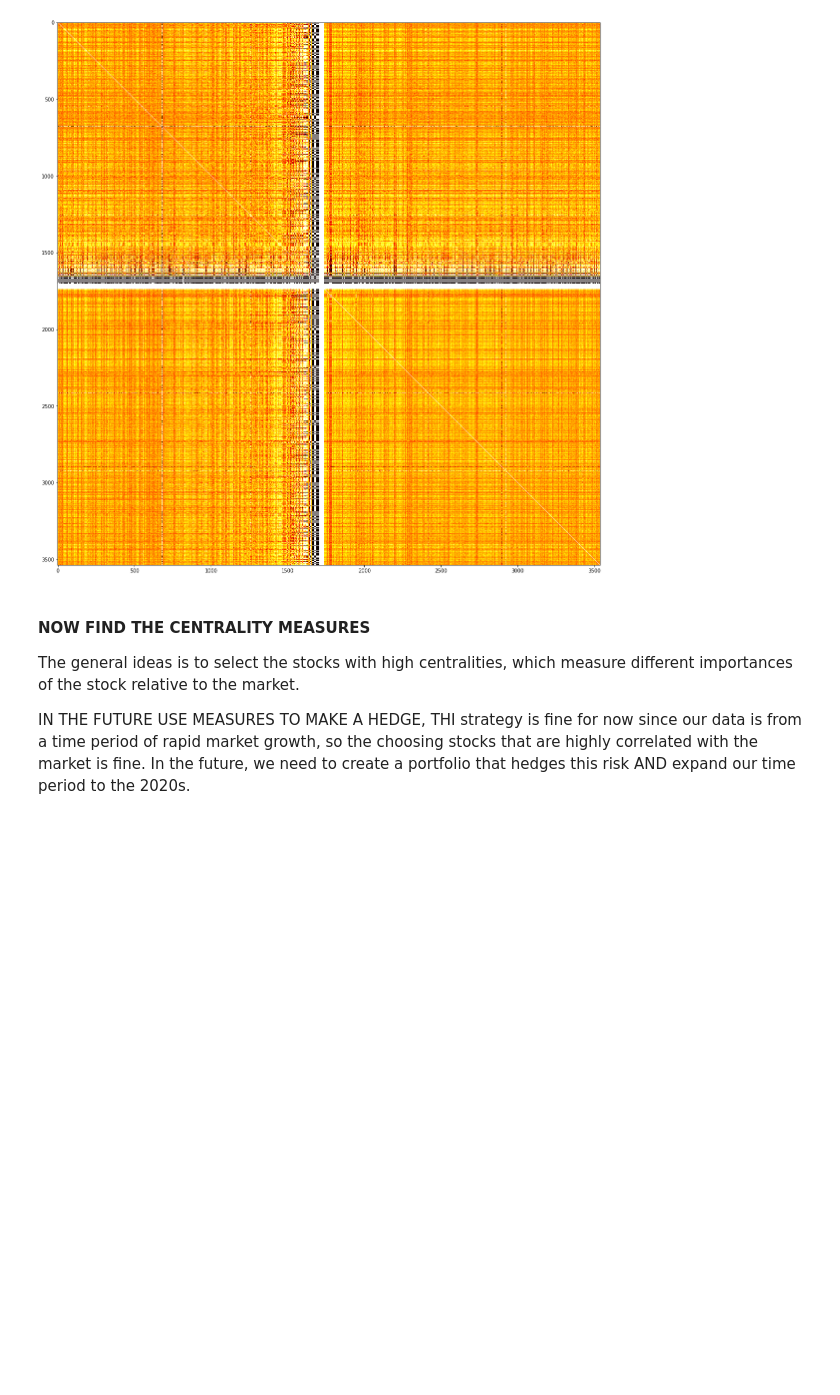
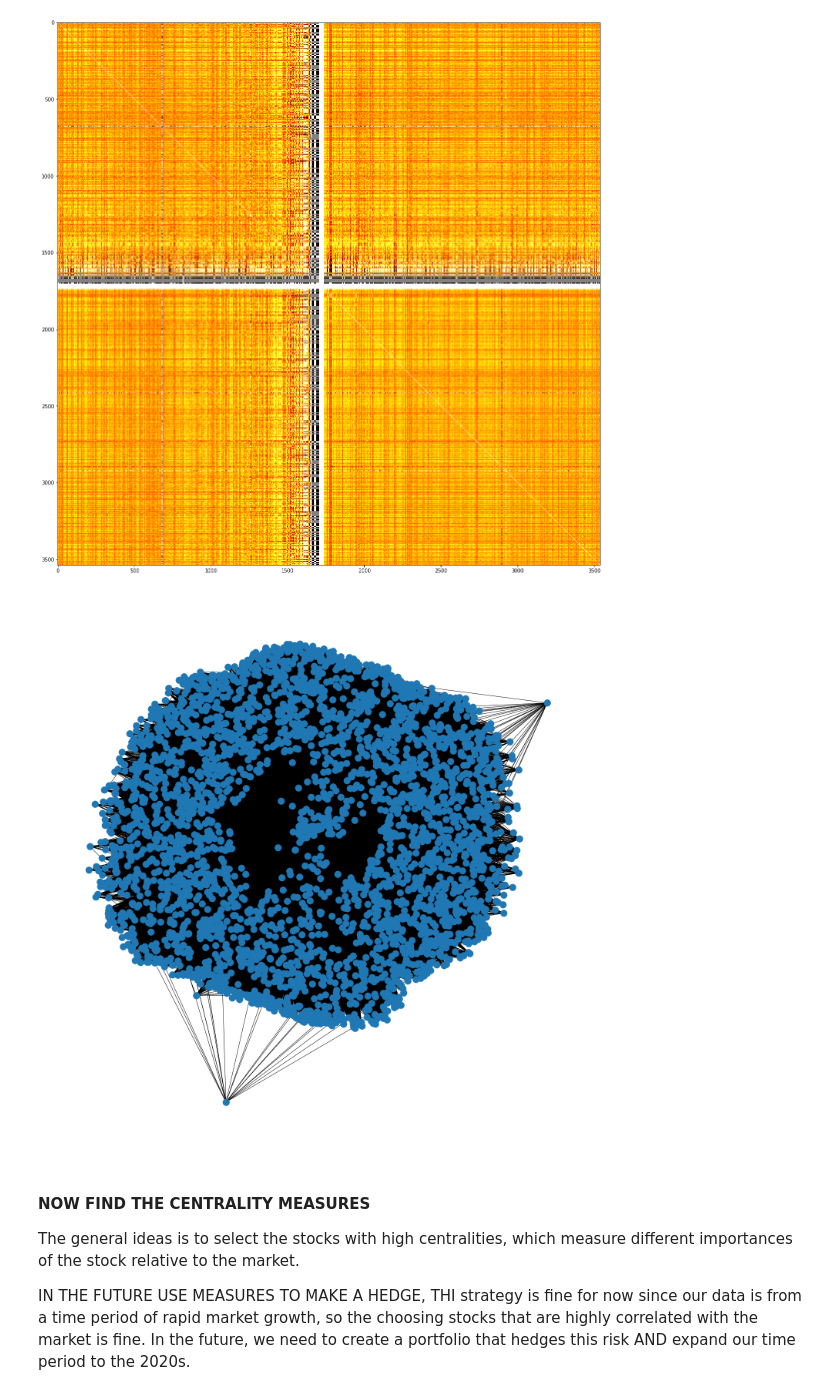
Before and after one commit to sahanasai11/MarketMaven, a Jupyter notebook: notebooks/Generating Initial Stock Correlation Network.ipynb, the cells around one changed output. Saved outputs shown, nothing was run; the diff lists cells and outputs as text; code cells hidden in the pictures; blank space fills up the shorter version.

```diff
--- a/notebooks/Generating Initial Stock Correlation Network.ipynb
+++ b/notebooks/Generating Initial Stock Correlation Network.ipynb
@@ -141,8 +127,11 @@ def create_correlation_network():
+# %%
+graph = nx.from_numpy_array(aj.values, parallel_edges=True)
+graph.remove_nodes_from(list(nx.isolates(graph)))
 # %%
-g = create_correlation_network()
-
 plt.figure(figsize=(20, 20))
-nx.draw_spring(g)
+nx.draw_spring(graph)
+# %% [output]
+[figure, added]
 # %% [markdown]
 #### NOW FIND THE CENTRALITY MEASURES
 
```
Also changed, not shown: parts of 1 cell of this notebook, 6 other files.
